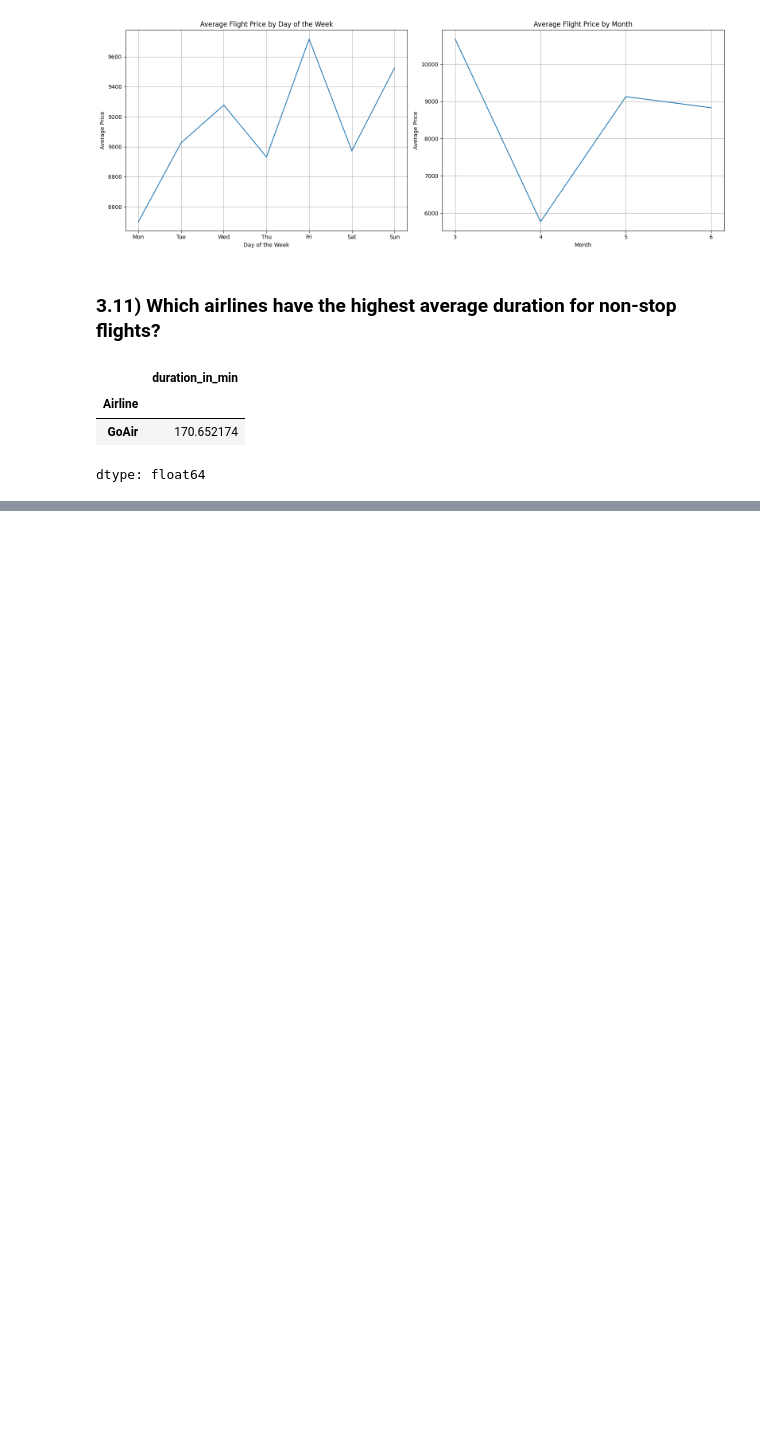
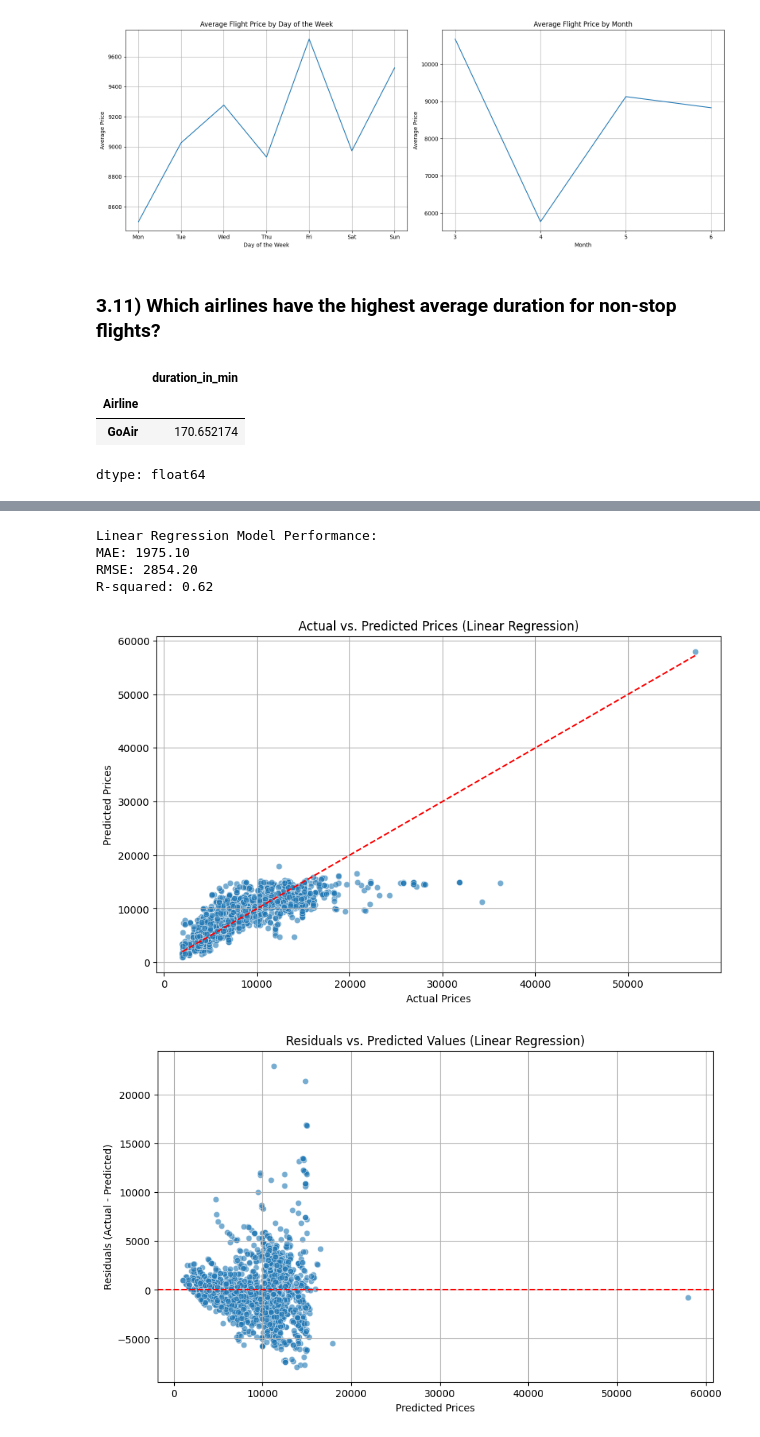
Before and after one commit to DeVs2611/Flight_Price_Data_Analysis_using_Python, a Jupyter notebook: Flight_Price.ipynb, the cells around one changed output, grey strips where cells are left out. Cells and saved outputs as stored; diff of their text form; code cells hidden in the pictures; blank space fills up the shorter version.

Commit message:
Added Machine learning models

```diff
--- a/Flight_Price.ipynb
+++ b/Flight_Price.ipynb
@@ -709,6 +718,9 @@ dtype: float64
 # %%
 df['Date_of_Journey'] = pd.to_datetime(df['Date_of_Journey'], dayfirst=True)
 # %%
+df['day_of_week'] = df['Date_of_Journey'].dt.dayofweek
+average_price_by_dayofweek = df.groupby('day_of_week')['Price'].mean()
+
 # Create a figure with two subplots
 fig, axes = plt.subplots(1, 2, figsize=(16, 6)) # 1 row, 2 columns
 
@@ -744,0 +762,16 @@ dtype: float64
+# %%
+df['Total_Stops'] = df['Total_Stops'].replace({'non-stop': 0, '1 stop': 1, '2 stops': 2, '3 stops': 3, '4 stops': 4}).astype(int)
+# %%
+df['Total_Stops'] = df['Total_Stops'].replace({'non-stop': 0, '1 stop': 1, '2 stops': 2, '3 stops': 3, '4 stops': 4}).infer_objects(copy=False).astype(int)
+df.drop(['Date_of_Journey', 'Dep_Time', 'Arrival_Time'], axis=1, inplace=True)
+categorical_cols = ['Airline', 'Source', 'Destination']
+df = pd.get_dummies(df, columns=categorical_cols, drop_first=True, dtype=int)
+X = df.drop('Price', axis=1)
+y = df['Price']
+from sklearn.model_selection import train_test_split
+X_train, X_test, y_train, y_test = train_test_split(X, y, test_size=0.2, random_state=42)
+# %%
+X = df.drop('Price', axis=1)
+y = df['Price']
+from sklearn.model_selection import train_test_split
+X_train, X_test, y_train, y_test = train_test_split(X, y, test_size=0.2, random_state=42)
@@ -744,0 +802,55 @@ dtype: float64
+# %%
+from sklearn.linear_model import LinearRegression
+from sklearn.metrics import mean_squared_error, r2_score
+
+# 1. Instantiate a LinearRegression model
+linear_reg_model = LinearRegression()
+
+# 2. Fit the model to the training data
+linear_reg_model.fit(X_train, y_train)
+
+# 3. Make predictions on the test set
+y_pred_lr = linear_reg_model.predict(X_test)
+
+# 4. Calculate evaluation metrics
+mae_lr = mean_absolute_error(y_test, y_pred_lr)
+mse_lr = mean_squared_error(y_test, y_pred_lr)
+rmse_lr = np.sqrt(mse_lr)
+r2_lr = r2_score(y_test, y_pred_lr)
+
+# 5. Print the calculated metrics
+print("Linear Regression Model Performance:")
+print(f"MAE: {mae_lr:.2f}")
+print(f"RMSE: {rmse_lr:.2f}")
+print(f"R-squared: {r2_lr:.2f}")
+# %% [output]
+Linear Regression Model Performance:
+MAE: 1975.10
+RMSE: 2854.20
+R-squared: 0.62
+# %%
+# Calculate residuals
+residuals = y_test - y_pred_lr
+
+# 7. Create a scatter plot of actual vs. predicted values
+plt.figure(figsize=(10, 6))
+sns.scatterplot(x=y_test, y=y_pred_lr, alpha=0.6)
+plt.title('Actual vs. Predicted Prices (Linear Regression)')
+plt.xlabel('Actual Prices')
+plt.ylabel('Predicted Prices')
+plt.plot([y_test.min(), y_test.max()], [y_test.min(), y_test.max()], color='red', linestyle='--') # Ideal prediction line
+plt.grid(True)
+plt.show()
+
+# 8. Create a scatter plot of residuals vs. predicted values
+plt.figure(figsize=(10, 6))
+sns.scatterplot(x=y_pred_lr, y=residuals, alpha=0.6)
+plt.axhline(y=0, color='red', linestyle='--') # Horizontal line at y=0
+plt.title('Residuals vs. Predicted Values (Linear Regression)')
+plt.xlabel('Predicted Prices')
+plt.ylabel('Residuals (Actual - Predicted)')
+plt.grid(True)
+plt.show()
+# %% [output]
+[figure, added]
+[figure, added]
```
Also changed, not shown: parts of 31 cells of this notebook.
